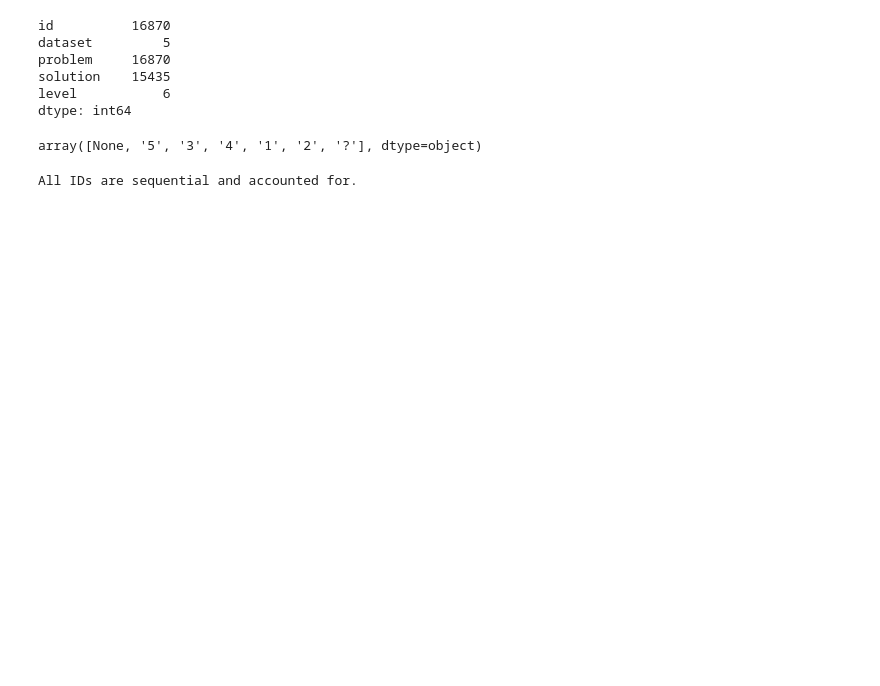
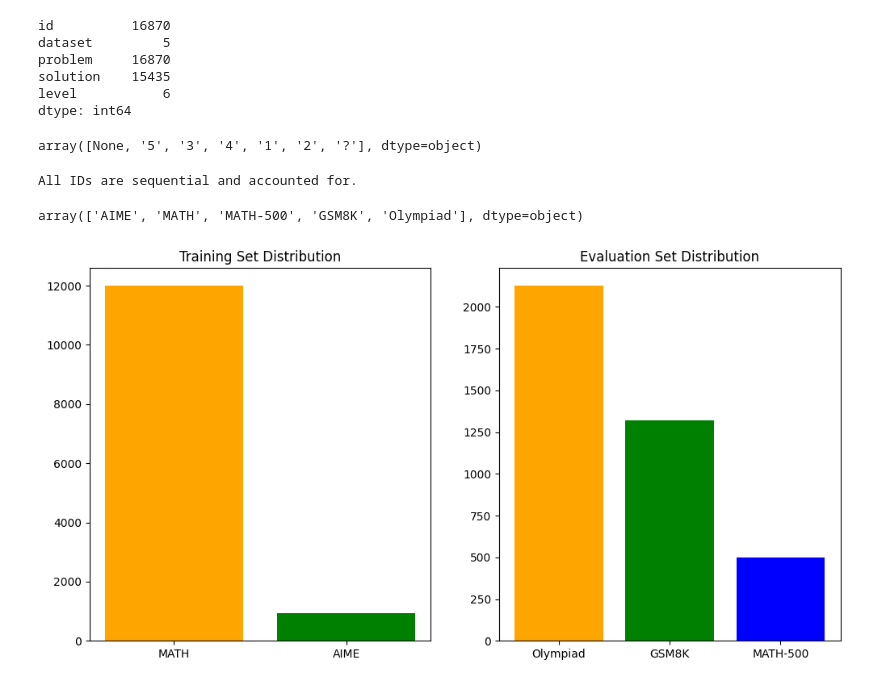
Before and after one commit to SebastianJitaru29/llm-think-too-much, a Jupyter notebook: data/processing/notebooks/data_extraction.ipynb, the cells around one changed output. Cells and saved outputs as stored; diff of their text form; code cells hidden in the pictures; blank space fills up the shorter version.

Commit message:
feat: eval code and generating processed dataset for eval

```diff
--- a/data/processing/notebooks/data_extraction.ipynb
+++ b/data/processing/notebooks/data_extraction.ipynb
@@ -243,3 +243,24 @@ else:
     print(f"Missing IDs: {missing_ids}")
 # %% [output]
 All IDs are sequential and accounted for.
+# %%
+df_all["dataset"].unique()
+# %% [output]
+array(['AIME', 'MATH', 'MATH-500', 'GSM8K', 'Olympiad'], dtype=object)
+# %%
+df_train = df_all[df_all["dataset"].isin(["AIME", "MATH"])]
+df_eval = df_all[df_all["dataset"].isin(["MATH-500", "GSM8K", "Olympiad"])]
+# %%
+#Plot percentage of each dataset in train and eval sets
+import matplotlib.pyplot as plt
+
+fig,axs = plt.subplots(1, 2, figsize=(12, 6))
+train_counts = df_train["dataset"].value_counts()
+axs[0].bar(train_counts.index, train_counts.values, color=['orange', 'green', 'blue'])
+axs[0].set_title("Training Set Distribution")
+eval_counts = df_eval["dataset"].value_counts()
+axs[1].bar(eval_counts.index, eval_counts.values, color=['orange', 'green', 'blue'])
+axs[1].set_title("Evaluation Set Distribution")
+plt.show()
+# %% [output]
+[figure, added]
```
Also changed, not shown: parts of 2 cells of this notebook, 3 other files.
